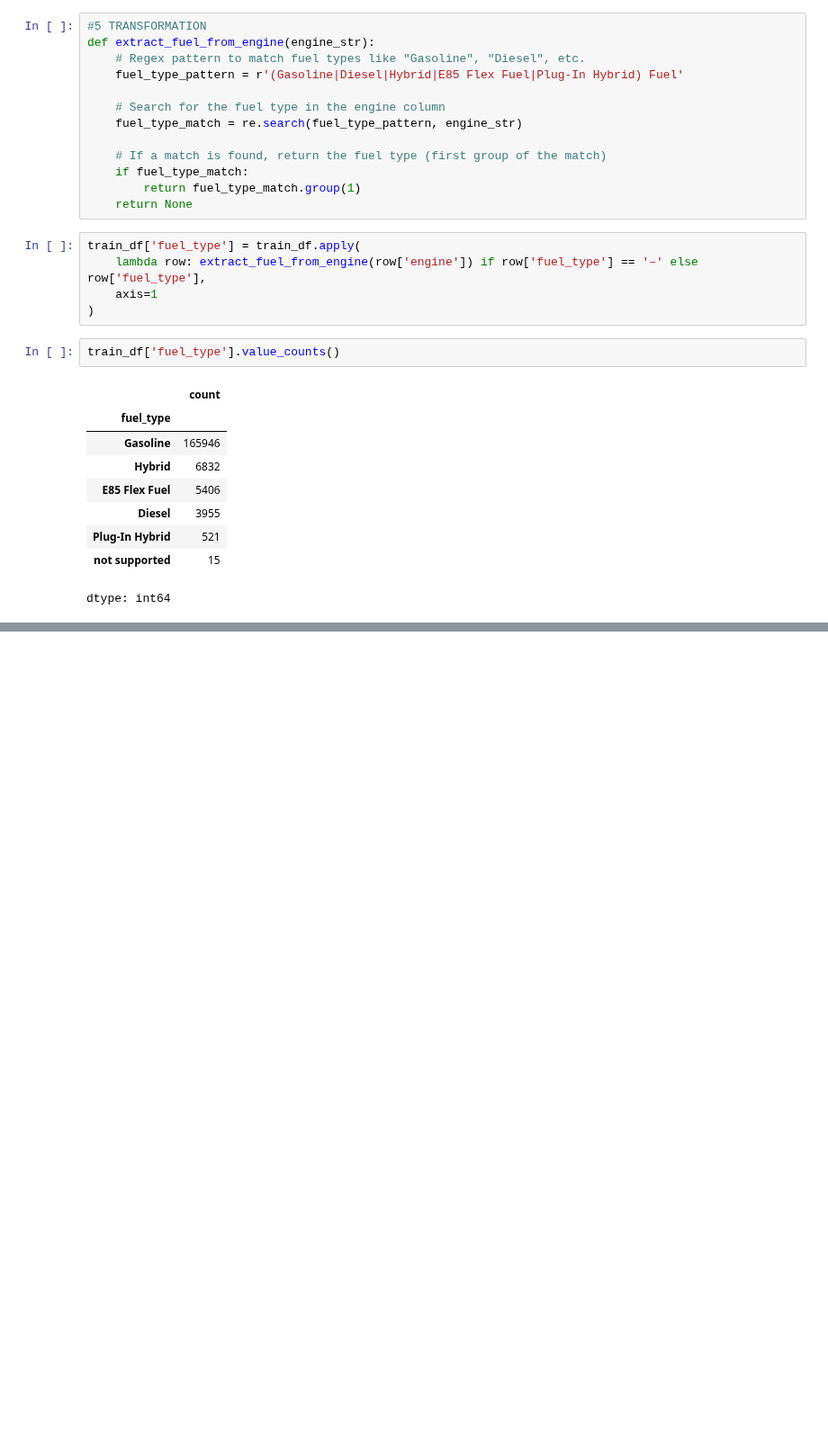
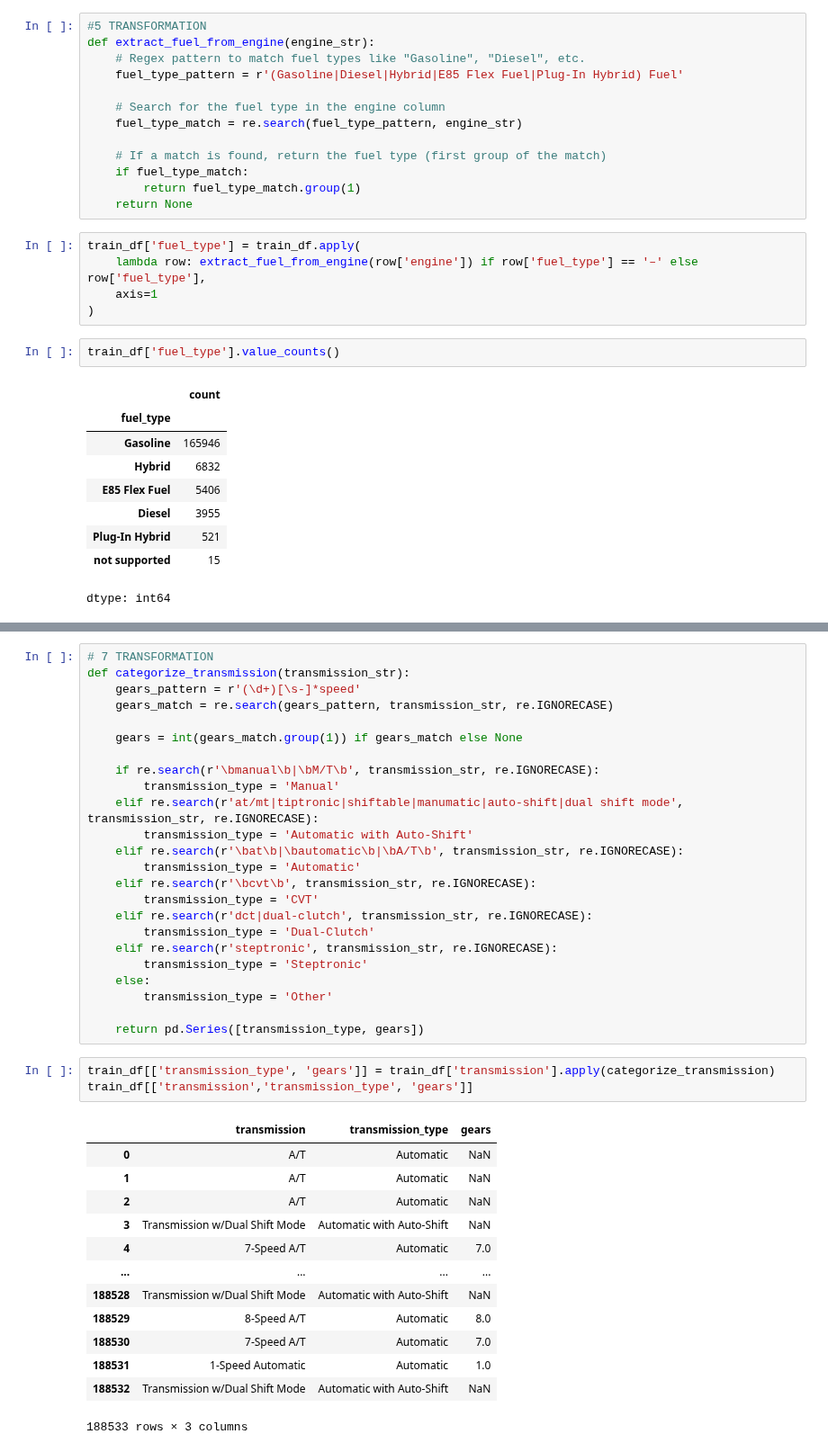
Before and after one commit to subramanya4shenoy/MachineLearningNbs, a Jupyter notebook: kaggle/playground_series_s4e9.ipynb, the cells around one changed output, grey strips where cells are left out. Shown at 90% size. Cells and saved outputs as stored; diff of their text form; blank space fills up the shorter version.

```diff
--- a/kaggle/playground_series_s4e9.ipynb
+++ b/kaggle/playground_series_s4e9.ipynb
@@ -296,0 +380,41 @@ dtype: int64
+# %%
+# 7 TRANSFORMATION
+def categorize_transmission(transmission_str):
+    gears_pattern = r'(\d+)[\s-]*speed'
+    gears_match = re.search(gears_pattern, transmission_str, re.IGNORECASE)
+
+    gears = int(gears_match.group(1)) if gears_match else None
+
+    if re.search(r'\bmanual\b|\bM/T\b', transmission_str, re.IGNORECASE):
+        transmission_type = 'Manual'
+    elif re.search(r'at/mt|tiptronic|shiftable|manumatic|auto-shift|dual shift mode', transmission_str, re.IGNORECASE):
+        transmission_type = 'Automatic with Auto-Shift'
+    elif re.search(r'\bat\b|\bautomatic\b|\bA/T\b', transmission_str, re.IGNORECASE):
+        transmission_type = 'Automatic'
+    elif re.search(r'\bcvt\b', transmission_str, re.IGNORECASE):
+        transmission_type = 'CVT'
+    elif re.search(r'dct|dual-clutch', transmission_str, re.IGNORECASE):
+        transmission_type = 'Dual-Clutch'
+    elif re.search(r'steptronic', transmission_str, re.IGNORECASE):
+        transmission_type = 'Steptronic'
+    else:
+        transmission_type = 'Other'
+
+    return pd.Series([transmission_type, gears])
+# %%
+train_df[['transmission_type', 'gears']] = train_df['transmission'].apply(categorize_transmission)
+train_df[['transmission','transmission_type', 'gears']]
+# %% [output]
+|  | transmission | transmission_type | gears |
+| 0 | A/T | Automatic | NaN |
+| 1 | A/T | Automatic | NaN |
+| 2 | A/T | Automatic | NaN |
+| 3 | Transmission w/Dual Shift Mode | Automatic with Auto-Shift | NaN |
+| 4 | 7-Speed A/T | Automatic | 7.0 |
+| ... | ... | ... | ... |
+| 188528 | Transmission w/Dual Shift Mode | Automatic with Auto-Shift | NaN |
+| 188529 | 8-Speed A/T | Automatic | 8.0 |
+| 188530 | 7-Speed A/T | Automatic | 7.0 |
+| 188531 | 1-Speed Automatic | Automatic | 1.0 |
+| 188532 | Transmission w/Dual Shift Mode | Automatic with Auto-Shift | NaN |
+188533 rows × 3 columns
```
Also changed, not shown: parts of 36 cells of this notebook.
